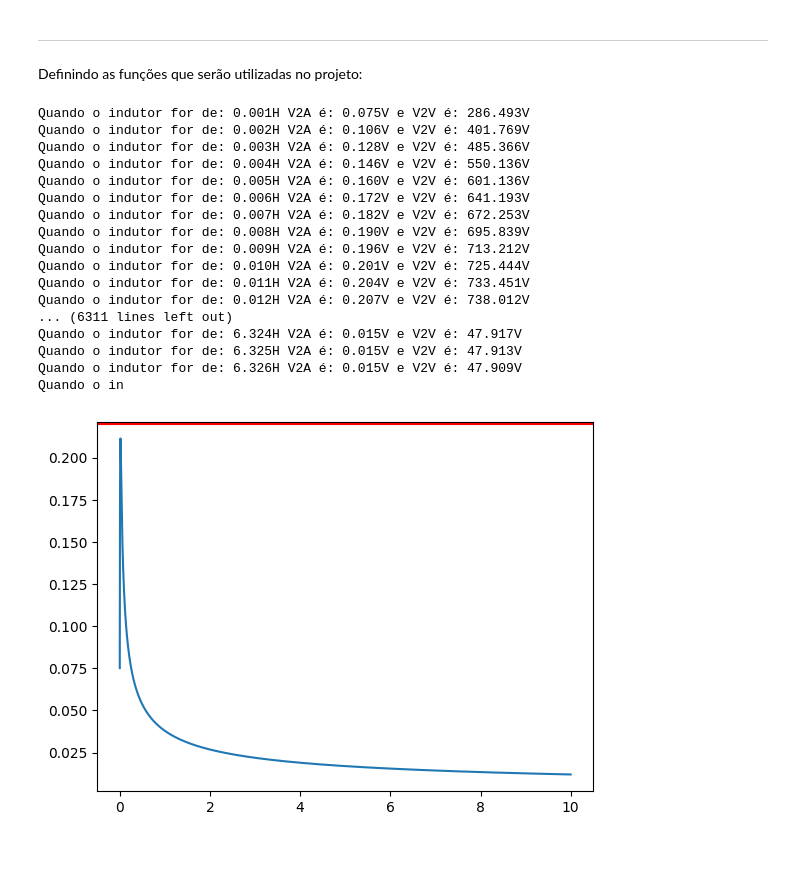
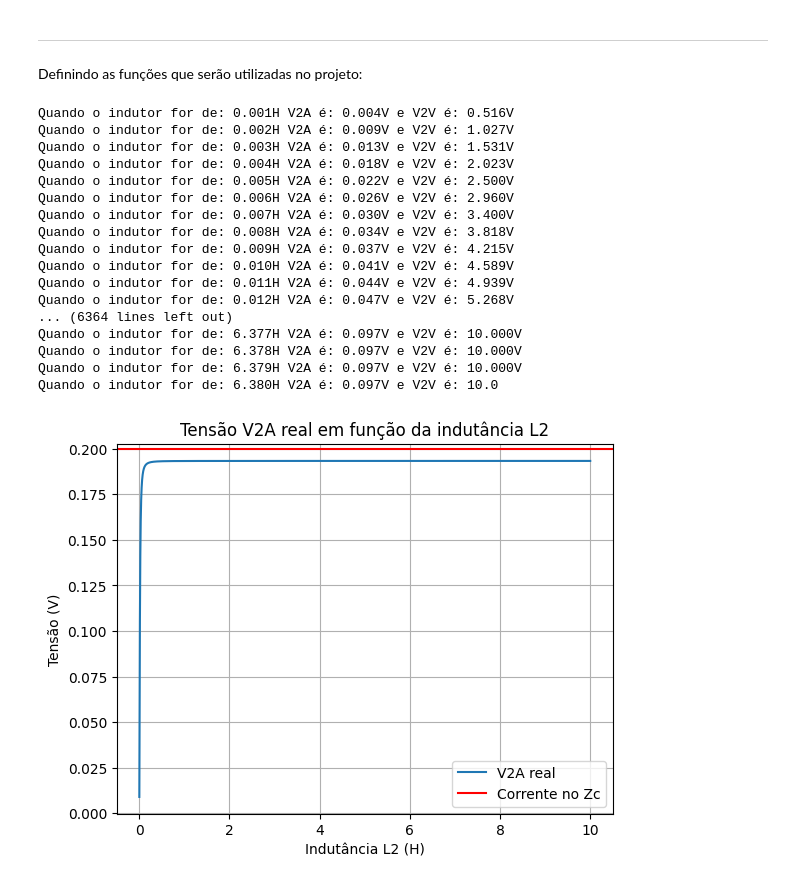
Before and after one commit to Peng1104/EletroMag, a Jupyter notebook: Projeto.ipynb, the cells around one changed output. Drawn from its saved outputs; the diff is of its cells as text; code cells hidden in the pictures; blank space fills up the shorter version.

```diff
--- a/Projeto.ipynb
+++ b/Projeto.ipynb
@@ -91,7 +102,7 @@ def correntes_em_TC() -> tuple[complex, complex]:
     return I[0], I[1]
 
 def correntes_em_TT() -> tuple[complex, complex, complex, complex]:
-    Z=np.array([[0, ZC, 0, 0], [-1, 1, 1, 0], [0, -ZC, RT1+XT1, -XM2], [0, 0, -XM2, RT2+LT2+RS2]])
+    Z=np.array([[0, ZC, 0, 0], [-1, 1, 1, 0], [0, -ZC, RT1+XT1, -XM2], [0, 0, -XM2, RT2+LT2+R_INF]])
     V=np.array([Vf, 0, 0, 0])
 
     I = np.dot(linalg.inv(Z), V)
@@ -101,32 +112,38 @@ def correntes_em_TT() -> tuple[complex, complex, complex, complex]:
 ---
 Definindo as funções que serão utilizadas no projeto:
 # %%
-def v_em_TC(L2: float) -> complex:
-    M = sqrt(LC1*L2)
+def v_em_TC(L2: float) -> tuple[complex, complex]:
+    L1 = L2*RELACAO_EM_TC
+
+    M = sqrt(L1*L2)
 
     XM=1j*w*M
+    XL1=1j*w*L1
     XL2=1j*w*L2
 
-    Z=np.array([[RC1+XC1+ZC, -XM], [-XM, RC2+XL2+RS]])
+    Z=np.array([[RC1+XL1+ZC, -XM], [-XM, RC2+XL2+RS]])
     V=np.array([Vf, 0])
 
     I = np.dot(linalg.inv(Z), V)
 
-    return I[1]*RS
+    return I[1]*RS, L1
 
-def v_em_TT(L1: float) -> complex:
-    M = sqrt(LT1*L1)
+def v_em_TT(L1: float) -> tuple[complex, complex]:
+    L2 = L1/RELACAO_EM_TT
+
+    M = sqrt(L1*L2)
 
     XM=1j*w*M
 
     XL1=1j*w*L1
+    XL2=1j*w*L2
 
-    Z=np.array([[-1, 1, 1, 0], [0, ZC, 0, 0], [0, -ZC, RT1+XL1, -XM], [0, 0, -XM, RT2+LT2+RS2]])
+    Z=np.array([[-1, 1, 1, 0], [0, ZC, 0, 0], [0, -ZC, RT1+XL1, -XM], [0, 0, -XM, RT2+XL2+R_INF]])
     V=np.array([0, Vf, 0, 0])
 
     I = np.dot(linalg.inv(Z), V)
 
-    return I[3]*RS2
+    return I[3]*R_INF, L2
 # %%
 ls = np.arange(1e-3, 10, 1e-3)
 
@@ -136,39 +153,44 @@ Ifc_list=[]
 Ift_list=[]
 
 for l in ls:
-    V2A = abs(v_em_TC(l))
-    V2V = abs(v_em_TT(l))
+    V2A = v_em_TC(l)[0]
+    V2V = v_em_TT(l)[0]
 
-    Ifc = abs(correntes_em_TC()[0])
-    Ift = abs(correntes_em_TT()[0])
+    Ifc = correntes_em_TC()[0]
+    Ift = correntes_em_TT()[0]
 
     V2A_list.append(V2A)
     V2V_list.append(V2V)
     Ifc_list.append(Ifc)
     Ift_list.append(Ift)
 
-    print(f'Quando o indutor for de: {l:.3f}H V2A é: {V2A:.3f}V e V2V é: {V2V:.3f}V')
+    print(f'Quando o indutor for de: {l:.3f}H V2A é: {abs(V2A):.3f}V e V2V é: {abs(V2V):.3f}V')
 # %% [output]
-Quando o indutor for de: 0.001H V2A é: 0.075V e V2V é: 286.493V
-Quando o indutor for de: 0.002H V2A é: 0.106V e V2V é: 401.769V
-Quando o indutor for de: 0.003H V2A é: 0.128V e V2V é: 485.366V
-Quando o indutor for de: 0.004H V2A é: 0.146V e V2V é: 550.136V
-Quando o indutor for de: 0.005H V2A é: 0.160V e V2V é: 601.136V
-Quando o indutor for de: 0.006H V2A é: 0.172V e V2V é: 641.193V
-Quando o indutor for de: 0.007H V2A é: 0.182V e V2V é: 672.253V
-Quando o indutor for de: 0.008H V2A é: 0.190V e V2V é: 695.839V
-Quando o indutor for de: 0.009H V2A é: 0.196V e V2V é: 713.212V
-Quando o indutor for de: 0.010H V2A é: 0.201V e V2V é: 725.444V
-Quando o indutor for de: 0.011H V2A é: 0.204V e V2V é: 733.451V
-Quando o indutor for de: 0.012H V2A é: 0.207V e V2V é: 738.012V
-... (6311 lines left out)
-Quando o indutor for de: 6.324H V2A é: 0.015V e V2V é: 47.917V
-Quando o indutor for de: 6.325H V2A é: 0.015V e V2V é: 47.913V
-Quando o indutor for de: 6.326H V2A é: 0.015V e V2V é: 47.909V
-Quando o in
+Quando o indutor for de: 0.001H V2A é: 0.004V e V2V é: 0.516V
+Quando o indutor for de: 0.002H V2A é: 0.009V e V2V é: 1.027V
+Quando o indutor for de: 0.003H V2A é: 0.013V e V2V é: 1.531V
+Quando o indutor for de: 0.004H V2A é: 0.018V e V2V é: 2.023V
+Quando o indutor for de: 0.005H V2A é: 0.022V e V2V é: 2.500V
+Quando o indutor for de: 0.006H V2A é: 0.026V e V2V é: 2.960V
+Quando o indutor for de: 0.007H V2A é: 0.030V e V2V é: 3.400V
+Quando o indutor for de: 0.008H V2A é: 0.034V e V2V é: 3.818V
+Quando o indutor for de: 0.009H V2A é: 0.037V e V2V é: 4.215V
+Quando o indutor for de: 0.010H V2A é: 0.041V e V2V é: 4.589V
+Quando o indutor for de: 0.011H V2A é: 0.044V e V2V é: 4.939V
+Quando o indutor for de: 0.012H V2A é: 0.047V e V2V é: 5.268V
+... (6364 lines left out)
+Quando o indutor for de: 6.377H V2A é: 0.097V e V2V é: 10.000V
+Quando o indutor for de: 6.378H V2A é: 0.097V e V2V é: 10.000V
+Quando o indutor for de: 6.379H V2A é: 0.097V e V2V é: 10.000V
+Quando o indutor for de: 6.380H V2A é: 0.097V e V2V é: 10.0
 # %%
-plt.plot(ls, V2A_list, label='V2A')
-plt.axhline(y=Iref, color='r', linestyle='-')
+plt.plot(ls, np.absolute(V2A_list)*N2/N1, label='V2A real')
+plt.axhline(y=Iref, color='r', linestyle='-', label='Corrente no Zc')
+plt.xlabel('Indutância L2 (H)')
+plt.ylabel('Tensão (V)')
+plt.title('Tensão V2A real em função da indutância L2')
+plt.legend()
+plt.grid()
 plt.show()
 # %% [output]
-[figure, old version]
+[figure, new version]
```
Also changed, not shown: parts of 20 cells of this notebook.
